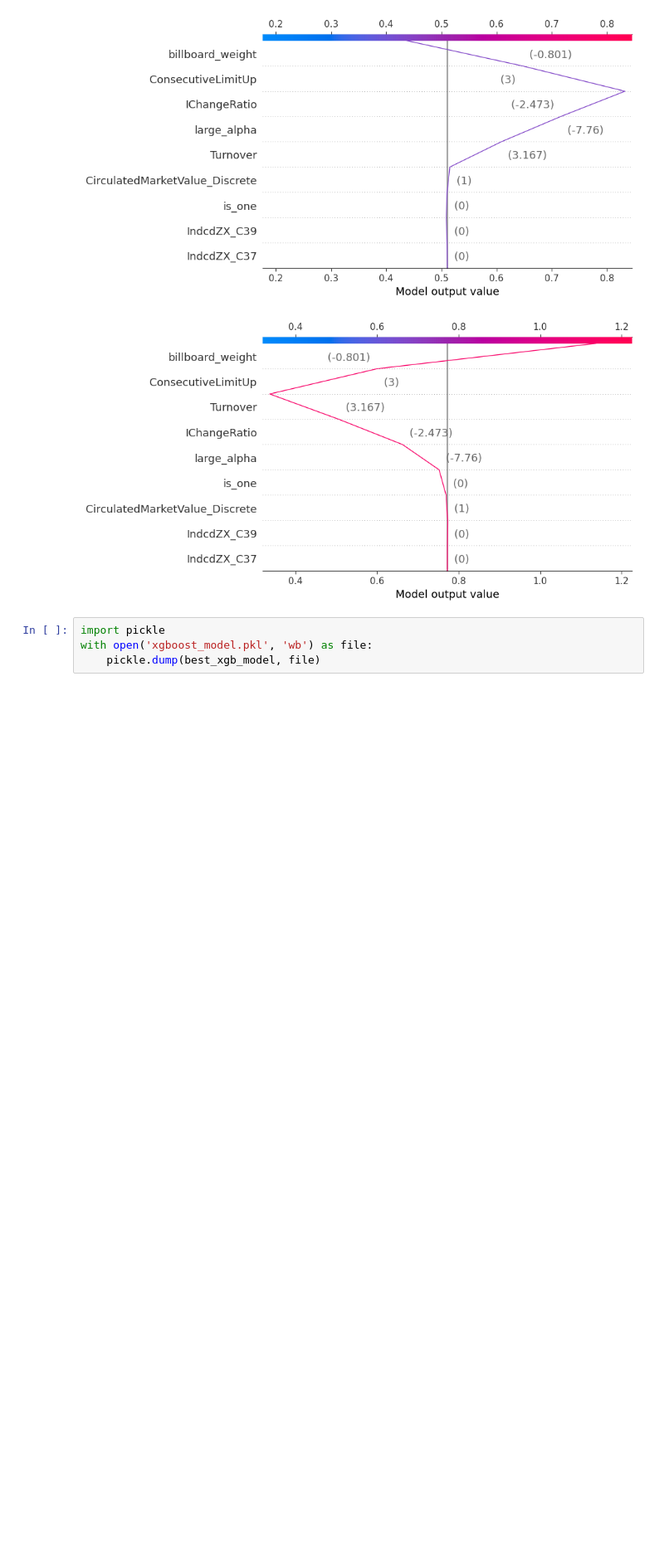
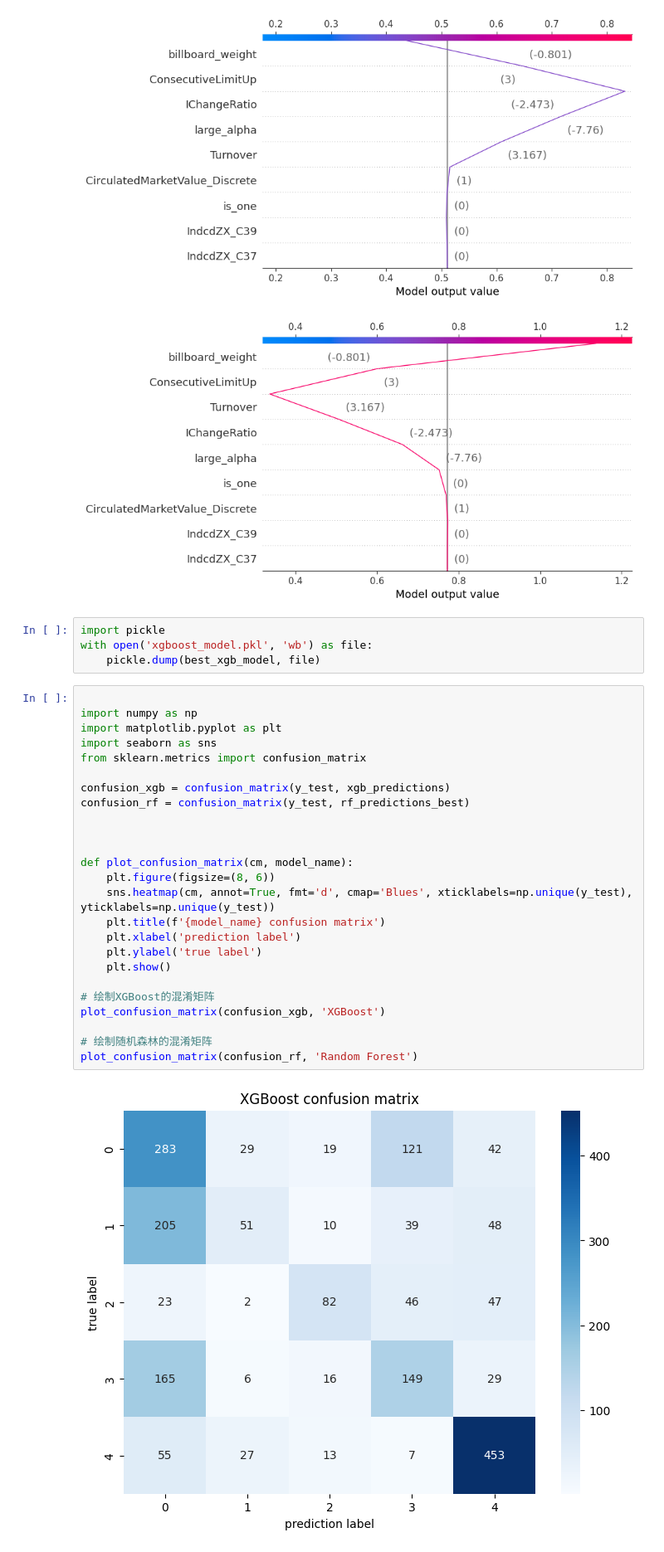
Before and after one commit to drowsysomnolent/Stock-prediction-XGBOOST-SHAP-streamlit, a Jupyter notebook: machine copy.ipynb, the cells around one changed output. Shown at 83% size. Saved outputs shown, nothing was run; the diff lists cells and outputs as text; blank space fills up the shorter version.

```diff
--- a/machine copy.ipynb
+++ b/machine copy.ipynb
@@ -694,3 +711,30 @@ for class_index in range(n_classes):#假设想查看第0个类别
 import pickle
 with open('xgboost_model.pkl', 'wb') as file:
     pickle.dump(best_xgb_model, file)
+# %%
+
+import numpy as np
+import matplotlib.pyplot as plt
+import seaborn as sns
+from sklearn.metrics import confusion_matrix
+
+confusion_xgb = confusion_matrix(y_test, xgb_predictions)
+confusion_rf = confusion_matrix(y_test, rf_predictions_best)
+
+
+
+def plot_confusion_matrix(cm, model_name):
+    plt.figure(figsize=(8, 6))
+    sns.heatmap(cm, annot=True, fmt='d', cmap='Blues', xticklabels=np.unique(y_test), yticklabels=np.unique(y_test))
+    plt.title(f'{model_name} confusion matrix')
+    plt.xlabel('prediction label')
+    plt.ylabel('true label')
+    plt.show()
+
+# 绘制XGBoost的混淆矩阵
+plot_confusion_matrix(confusion_xgb, 'XGBoost')
+
+# 绘制随机森林的混淆矩阵
+plot_confusion_matrix(confusion_rf, 'Random Forest')
+# %% [output]
+[figure, added]
```
Also changed, not shown: parts of 4 cells of this notebook, 10 other files.
